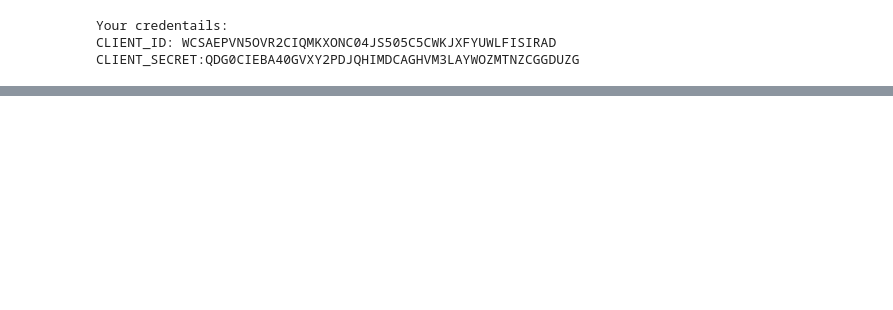
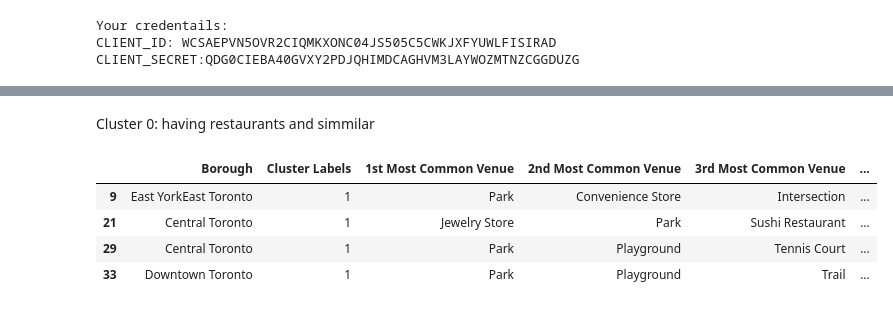
Before and after one commit to lotramo/Coursera_Capstone, a Jupyter notebook: Coursera Capstone Data Science.ipynb, the cells around one changed output, grey strips where cells are left out. Saved outputs shown, nothing was run; the diff lists cells and outputs as text; code cells hidden in the pictures; blank space fills up the shorter version.

```diff
--- a/Coursera Capstone Data Science.ipynb
+++ b/Coursera Capstone Data Science.ipynb
@@ -412,0 +572,11 @@ There are 233 uniques categories.
+# %% [markdown]
+Cluster 0: having restaurants and simmilar
+# %%
+#Cluster 1
+toronto_merged.loc[toronto_merged['Cluster Labels'] == 1, toronto_merged.columns[[1] + list(range(5, toronto_merged.shape[1]))]]
+# %% [output]
+|  | Borough | Cluster Labels | 1st Most Common Venue | 2nd Most Common Venue | 3rd Most Common Venue | ... |
+| 9 | East YorkEast Toronto | 1 | Park | Convenience Store | Intersection | ... |
+| 21 | Central Toronto | 1 | Jewelry Store | Park | Sushi Restaurant | ... |
+| 29 | Central Toronto | 1 | Park | Playground | Tennis Court | ... |
+| 33 | Downtown Toronto | 1 | Park | Playground | Trail | ... |
```
Also changed, not shown: parts of 26 cells of this notebook.
